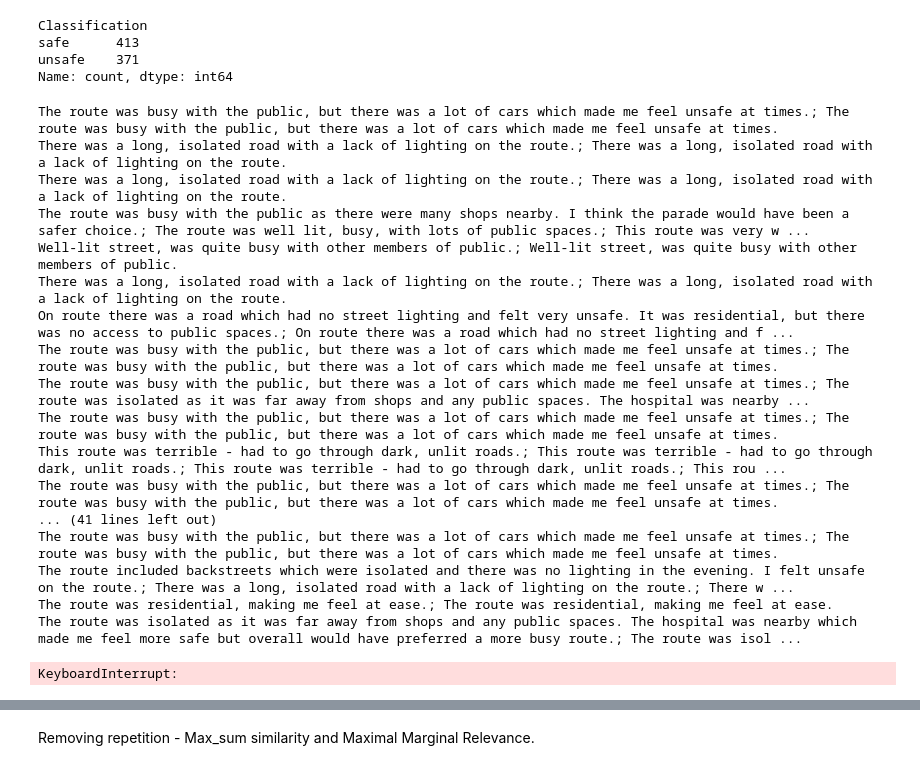
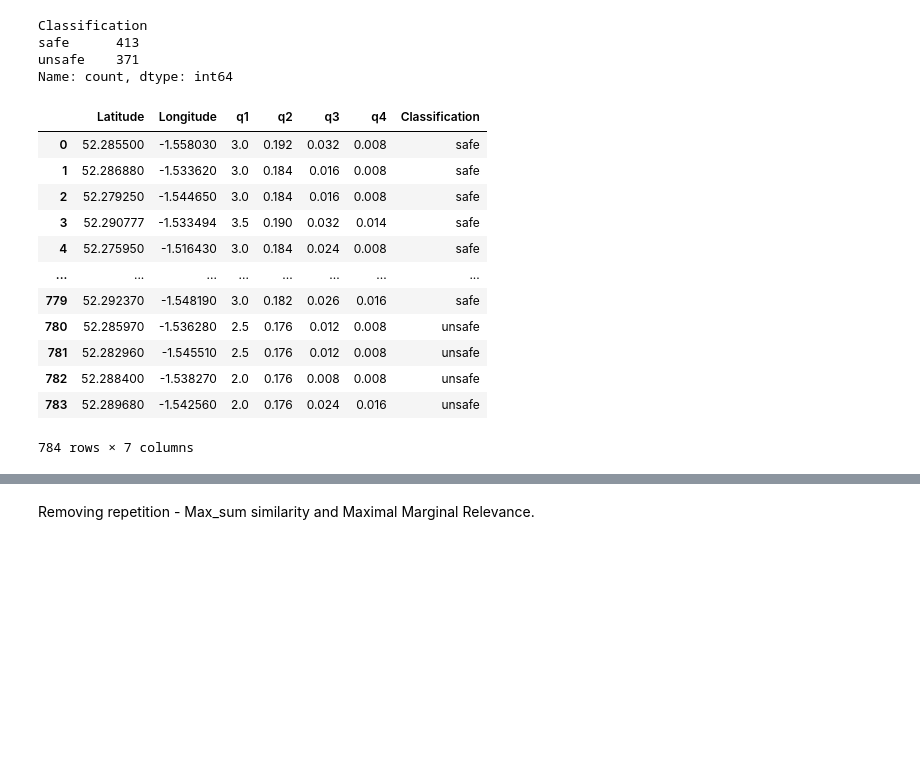
Before and after one commit to loisperryman02/proutectapp, a Jupyter notebook: mobile-application/python-files/keyword_extraction.ipynb, the cells around one changed output, grey strips where cells are left out. Saved outputs shown, nothing was run; the diff lists cells and outputs as text; code cells hidden in the pictures; blank space fills up the shorter version.

```diff
--- a/mobile-application/python-files/keyword_extraction.ipynb
+++ b/mobile-application/python-files/keyword_extraction.ipynb
@@ -46,33 +68,28 @@ Name: count, dtype: int64
+# %%
+ratings
+# %% [output]
+|  | Latitude | Longitude | q1 | q2 | q3 | q4 | Classification |
+| 0 | 52.285500 | -1.558030 | 3.0 | 0.192 | 0.032 | 0.008 | safe |
+| 1 | 52.286880 | -1.533620 | 3.0 | 0.184 | 0.016 | 0.008 | safe |
+| 2 | 52.279250 | -1.544650 | 3.0 | 0.184 | 0.016 | 0.008 | safe |
+| 3 | 52.290777 | -1.533494 | 3.5 | 0.190 | 0.032 | 0.014 | safe |
+| 4 | 52.275950 | -1.516430 | 3.0 | 0.184 | 0.024 | 0.008 | safe |
+| ... | ... | ... | ... | ... | ... | ... | ... |
+| 779 | 52.292370 | -1.548190 | 3.0 | 0.182 | 0.026 | 0.016 | safe |
+| 780 | 52.285970 | -1.536280 | 2.5 | 0.176 | 0.012 | 0.008 | unsafe |
+| 781 | 52.282960 | -1.545510 | 2.5 | 0.176 | 0.012 | 0.008 | unsafe |
+| 782 | 52.288400 | -1.538270 | 2.0 | 0.176 | 0.008 | 0.008 | unsafe |
+| 783 | 52.289680 | -1.542560 | 2.0 | 0.176 | 0.024 | 0.016 | unsafe |
+784 rows × 7 columns
 # %%
 keywords_list = []
 
-for responses in responses['responseList']:
+for index, row in responses.iterrows():
 
-    doc = f"""
-    {responses}
-    """
+    doc = row["responseList"]
 
     keywords = model.extract_keywords(doc, keyphrase_ngram_range=(1,2), stop_words='english', use_mmr=True, diversity=0.9)
 
     keywords_list.append(keywords)
 
 responses['Key words'] = keywords_list
-# %% [output]
-The route was busy with the public, but there was a lot of cars which made me feel unsafe at times.; The route was busy with the public, but there was a lot of cars which made me feel unsafe at times.
-There was a long, isolated road with a lack of lighting on the route.; There was a long, isolated road with a lack of lighting on the route.
-There was a long, isolated road with a lack of lighting on the route.; There was a long, isolated road with a lack of lighting on the route.
-The route was busy with the public as there were many shops nearby. I think the parade would have been a safer choice.; The route was well lit, busy, with lots of public spaces.; This route was very w ...
-Well-lit street, was quite busy with other members of public.; Well-lit street, was quite busy with other members of public.
-There was a long, isolated road with a lack of lighting on the route.; There was a long, isolated road with a lack of lighting on the route.
-On route there was a road which had no street lighting and felt very unsafe. It was residential, but there was no access to public spaces.; On route there was a road which had no street lighting and f ...
-The route was busy with the public, but there was a lot of cars which made me feel unsafe at times.; The route was busy with the public, but there was a lot of cars which made me feel unsafe at times.
-The route was busy with the public, but there was a lot of cars which made me feel unsafe at times.; The route was isolated as it was far away from shops and any public spaces. The hospital was nearby ...
-The route was busy with the public, but there was a lot of cars which made me feel unsafe at times.; The route was busy with the public, but there was a lot of cars which made me feel unsafe at times.
-This route was terrible - had to go through dark, unlit roads.; This route was terrible - had to go through dark, unlit roads.; This route was terrible - had to go through dark, unlit roads.; This rou ...
-The route was busy with the public, but there was a lot of cars which made me feel unsafe at times.; The route was busy with the public, but there was a lot of cars which made me feel unsafe at times.
-... (41 lines left out)
-The route was busy with the public, but there was a lot of cars which made me feel unsafe at times.; The route was busy with the public, but there was a lot of cars which made me feel unsafe at times.
-The route included backstreets which were isolated and there was no lighting in the evening. I felt unsafe on the route.; There was a long, isolated road with a lack of lighting on the route.; There w ...
-The route was residential, making me feel at ease.; The route was residential, making me feel at ease.
-The route was isolated as it was far away from shops and any public spaces. The hospital was nearby which made me feel more safe but overall would have preferred a more busy route.; The route was isol ...
-KeyboardInterrupt:
```
Also changed, not shown: parts of 30 cells of this notebook, 14 other files.
